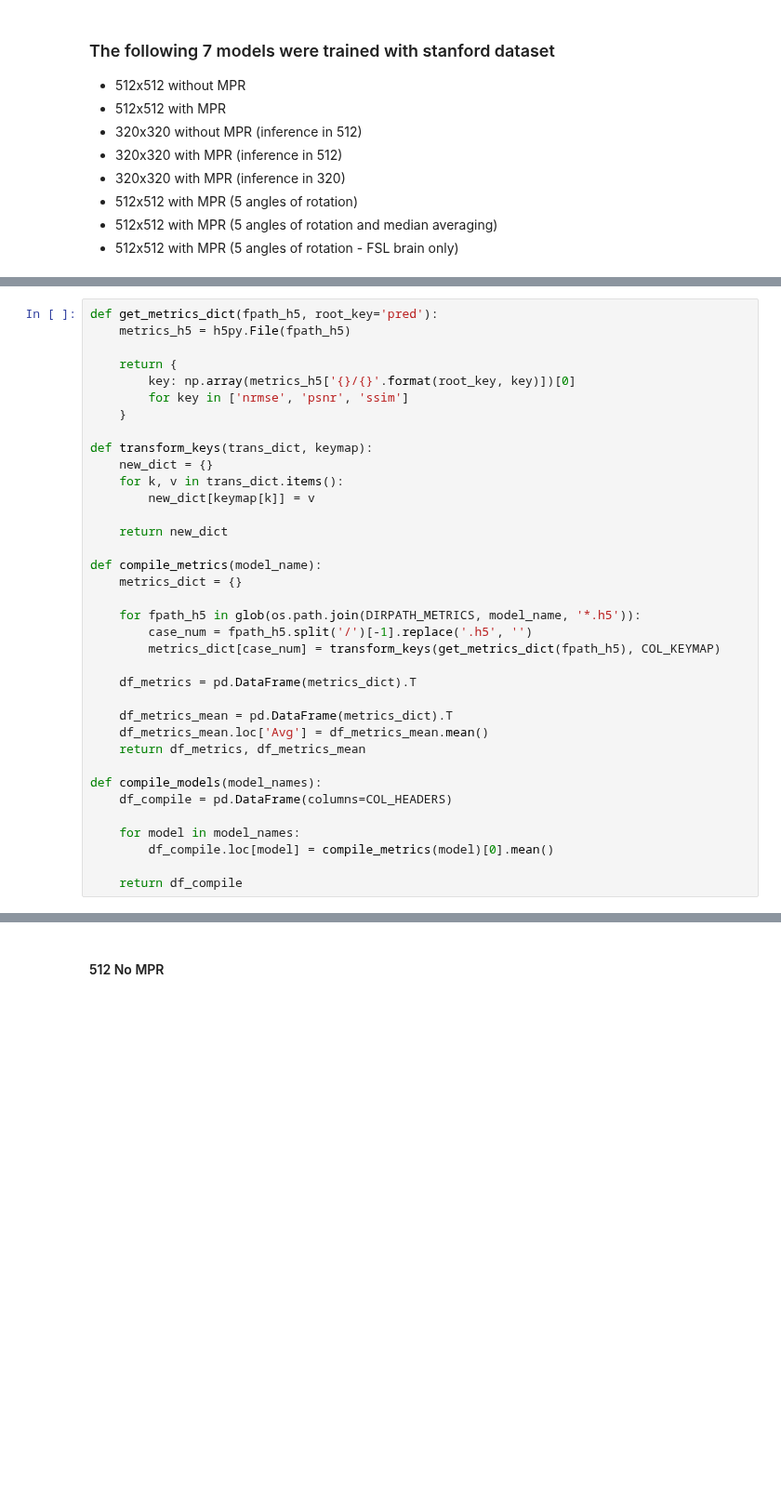
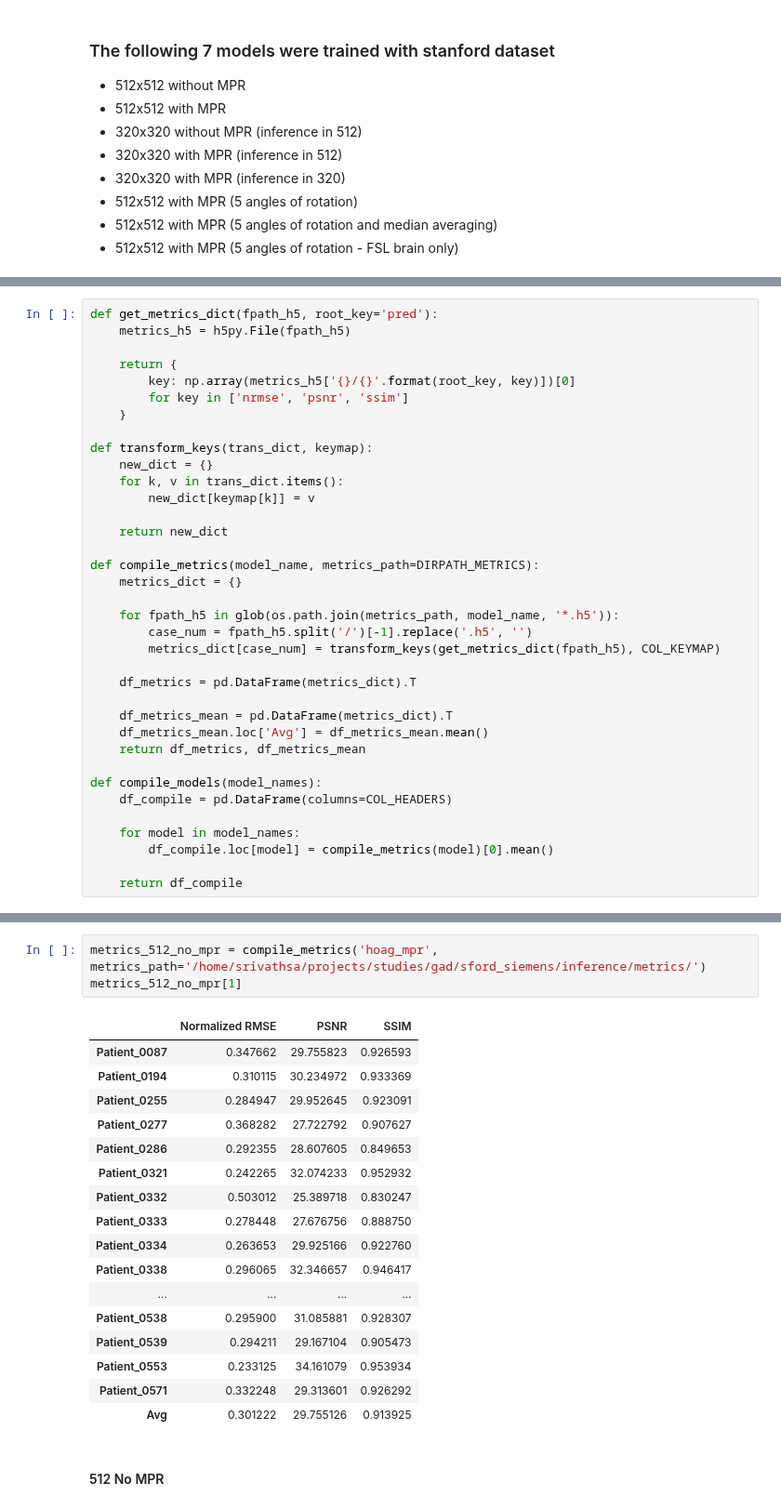
Before and after one commit to subtlemedicalinc/SubtleBoost, a Jupyter notebook: notebooks/compile_stanford_results.ipynb, the cells around one changed output, grey strips where cells are left out. Shown at 93% size. Saved outputs shown, nothing was run; the diff lists cells and outputs as text; blank space fills up the shorter version.

Commit message:
FSL images + full head images: Script changes for mixed model

```diff
--- a/notebooks/compile_stanford_results.ipynb
+++ b/notebooks/compile_stanford_results.ipynb
@@ -44,10 +46,10 @@ def transform_keys(trans_dict, keymap):
 
     return new_dict
 
-def compile_metrics(model_name):
+def compile_metrics(model_name, metrics_path=DIRPATH_METRICS):
     metrics_dict = {}
 
-    for fpath_h5 in glob(os.path.join(DIRPATH_METRICS, model_name, '*.h5')):
+    for fpath_h5 in glob(os.path.join(metrics_path, model_name, '*.h5')):
         case_num = fpath_h5.split('/')[-1].replace('.h5', '')
         metrics_dict[case_num] = transform_keys(get_metrics_dict(fpath_h5), COL_KEYMAP)
 
@@ -67,3 +71,24 @@ def compile_models(model_names):
+# %%
+metrics_512_no_mpr = compile_metrics('hoag_mpr', metrics_path='/home/srivathsa/projects/studies/gad/sford_siemens/inference/metrics/')
+metrics_512_no_mpr[1]
+# %% [output]
+|  | Normalized RMSE | PSNR | SSIM |
+| Patient_0087 | 0.347662 | 29.755823 | 0.926593 |
+| Patient_0194 | 0.310115 | 30.234972 | 0.933369 |
+| Patient_0255 | 0.284947 | 29.952645 | 0.923091 |
+| Patient_0277 | 0.368282 | 27.722792 | 0.907627 |
+| Patient_0286 | 0.292355 | 28.607605 | 0.849653 |
+| Patient_0321 | 0.242265 | 32.074233 | 0.952932 |
+| Patient_0332 | 0.503012 | 25.389718 | 0.830247 |
+| Patient_0333 | 0.278448 | 27.676756 | 0.888750 |
+| Patient_0334 | 0.263653 | 29.925166 | 0.922760 |
+| Patient_0338 | 0.296065 | 32.346657 | 0.946417 |
+| ... | ... | ... | ... |
+| Patient_0538 | 0.295900 | 31.085881 | 0.928307 |
+| Patient_0539 | 0.294211 | 29.167104 | 0.905473 |
+| Patient_0553 | 0.233125 | 34.161079 | 0.953934 |
+| Patient_0571 | 0.332248 | 29.313601 | 0.926292 |
+| Avg | 0.301222 | 29.755126 | 0.913925 |
 # %% [markdown]
 #### 512 No MPR
 # %%
```
Also changed, not shown: parts of 4 cells of this notebook, 2 other files.
